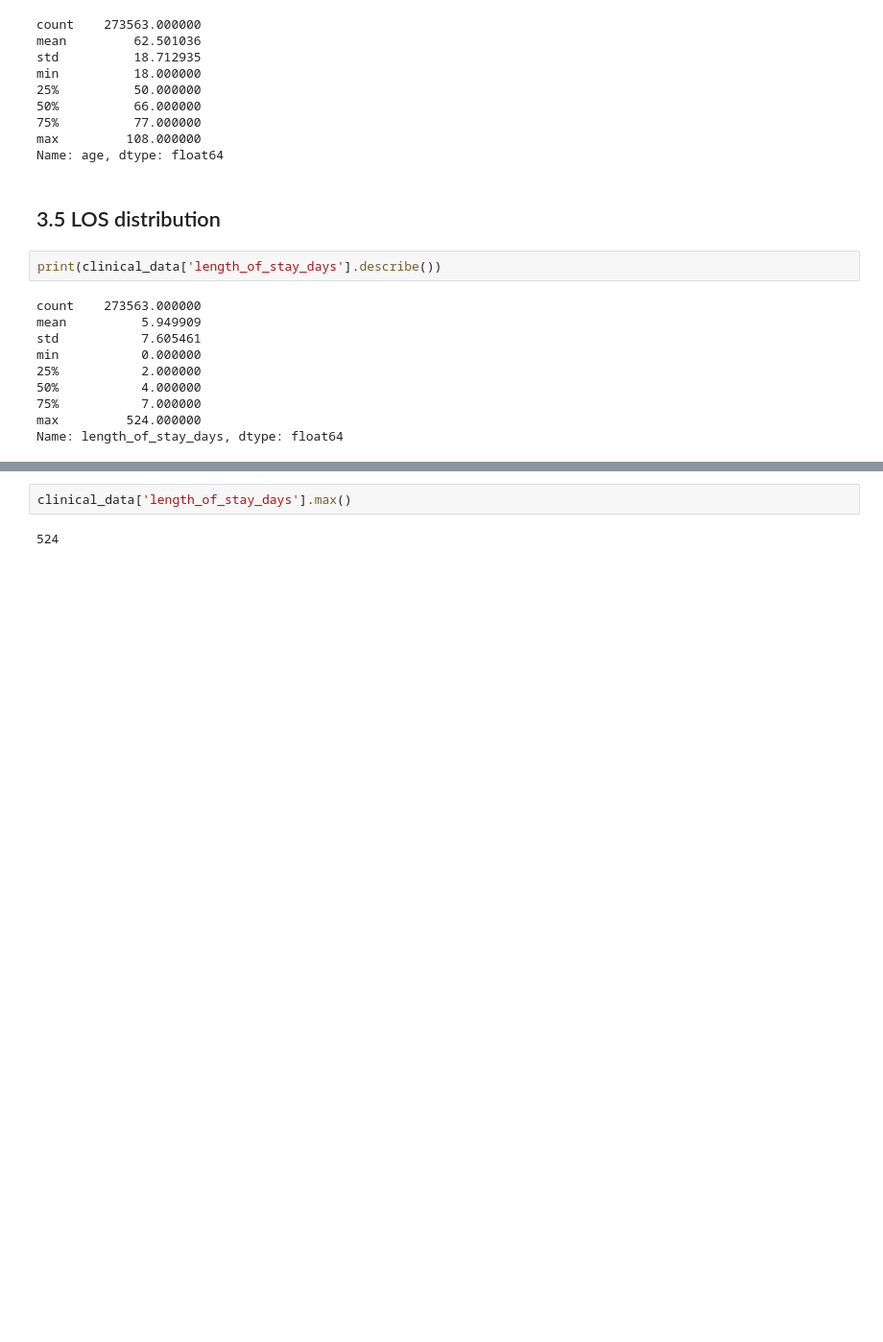
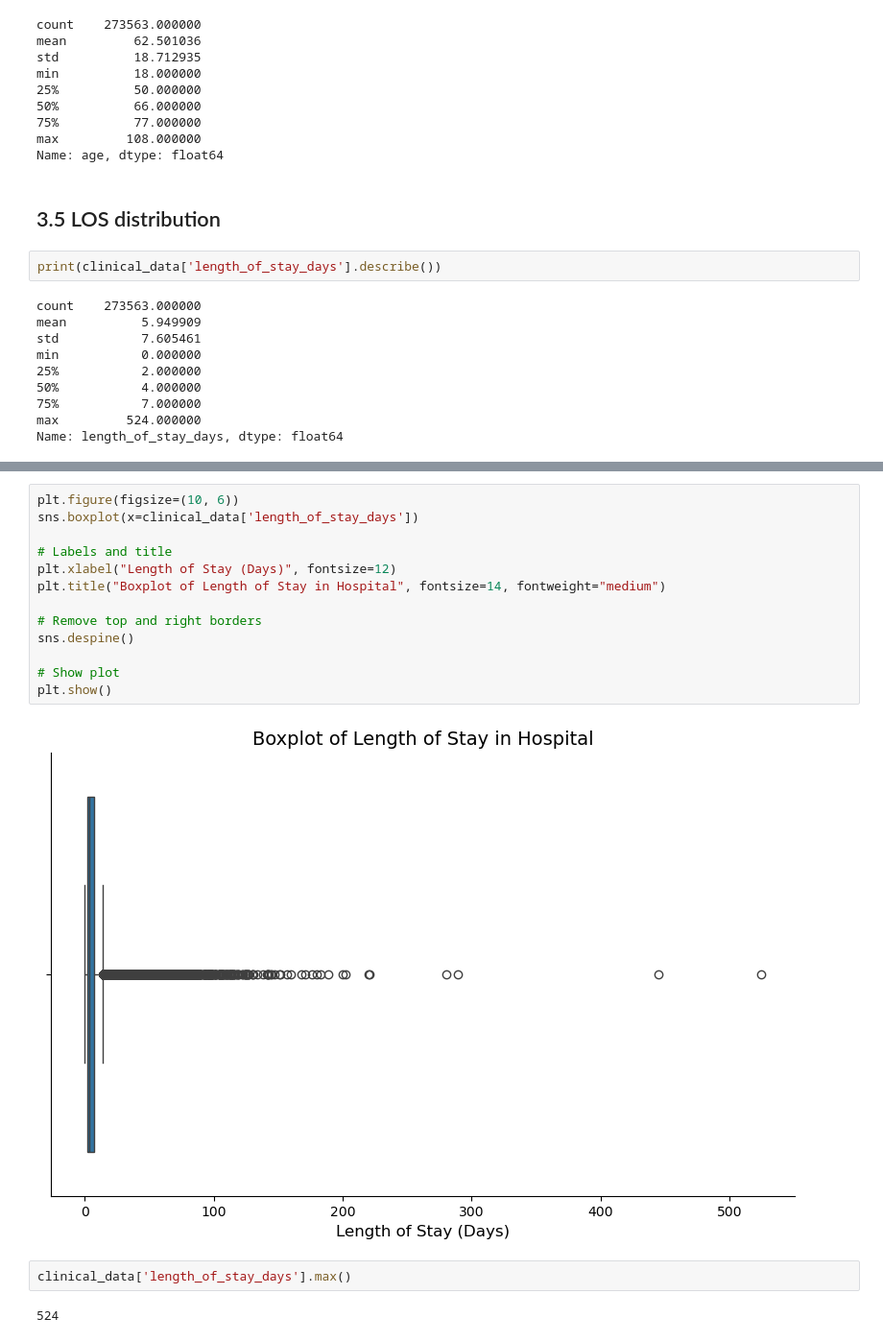
Before and after one commit to Yokopa/hospital-stay-discharge-prediction, a Jupyter notebook: code/2_data_cleaning_eda_clinical.ipynb, the cells around one changed output, grey strips where cells are left out. Shown at 96% size. Saved outputs shown, nothing was run; the diff lists cells and outputs as text; blank space fills up the shorter version.

Commit message:
correct clinical data cleaning code

```diff
--- a/code/2_data_cleaning_eda_clinical.ipynb
+++ b/code/2_data_cleaning_eda_clinical.ipynb
@@ -270,3 +270,18 @@ plt.show()
+# %%
+plt.figure(figsize=(10, 6))
+sns.boxplot(x=clinical_data['length_of_stay_days'])
+
+# Labels and title
+plt.xlabel("Length of Stay (Days)", fontsize=12)
+plt.title("Boxplot of Length of Stay in Hospital", fontsize=14, fontweight="medium")
+
+# Remove top and right borders
+sns.despine()
+
+# Show plot
+plt.show()
+# %% [output]
+[figure, added]
 # %%
 clinical_data['length_of_stay_days'].max()
 # %% [output]
```
Also changed, not shown: parts of 6 cells of this notebook.
